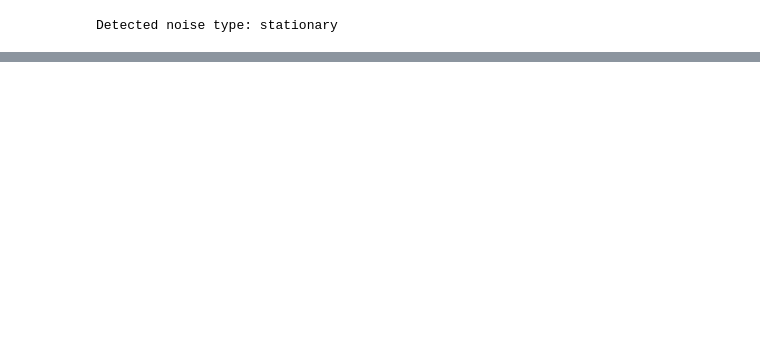
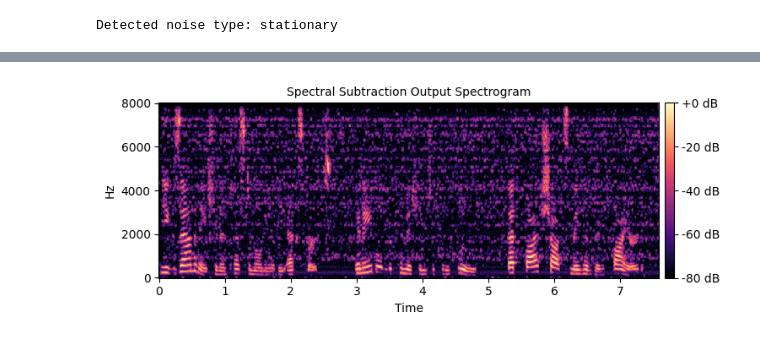
Before and after one commit to mehmet416/Noise-Reduction-and-Speech-Enhancement, a Jupyter notebook: test.ipynb, the cells around one changed output, grey strips where cells are left out. Drawn from its saved outputs; the diff is of its cells as text; code cells hidden in the pictures; blank space fills up the shorter version.

Commit message:
spectral subtraction code added

```diff
--- a/test.ipynb
+++ b/test.ipynb
@@ -52,3 +52,20 @@ noise_type = classify_noise(noisy, fs)
 print("Detected noise type:", noise_type)
 # %% [output]
 Detected noise type: stationary
+# %%
+from core.audio_io import load_audio, normalize, play_audio
+from core.mixing import mix_with_snr
+from enhancement.spectral_subtraction import spectral_subtraction
+from enhancement.wiener_static import wiener_filter_static
+from evaluation.benchmarking import evaluate_method, print_results
+
+clean, fs = load_audio("data/clean/clean_speech.wav")
+noise, _ = load_audio("data/noise/white.wav")
+noise = normalize(noise)
+noisy, _ = mix_with_snr(clean, noise, snr_db=5)
+
+x_ss = spectral_subtraction(noisy, fs)
+x_wiener = wiener_filter_static(noisy, fs)
+
+print("Noisy")
+play_audio(normalize(noisy), fs)
@@ -54,0 +89,4 @@ Detected noise type: stationary
+# %%
+plot_spectrogram(x_ss, fs, "Spectral Subtraction Output Spectrogram")
+# %% [output]
+[figure, added]
```
Also changed, not shown: parts of 4 cells of this notebook, 5 other files.
